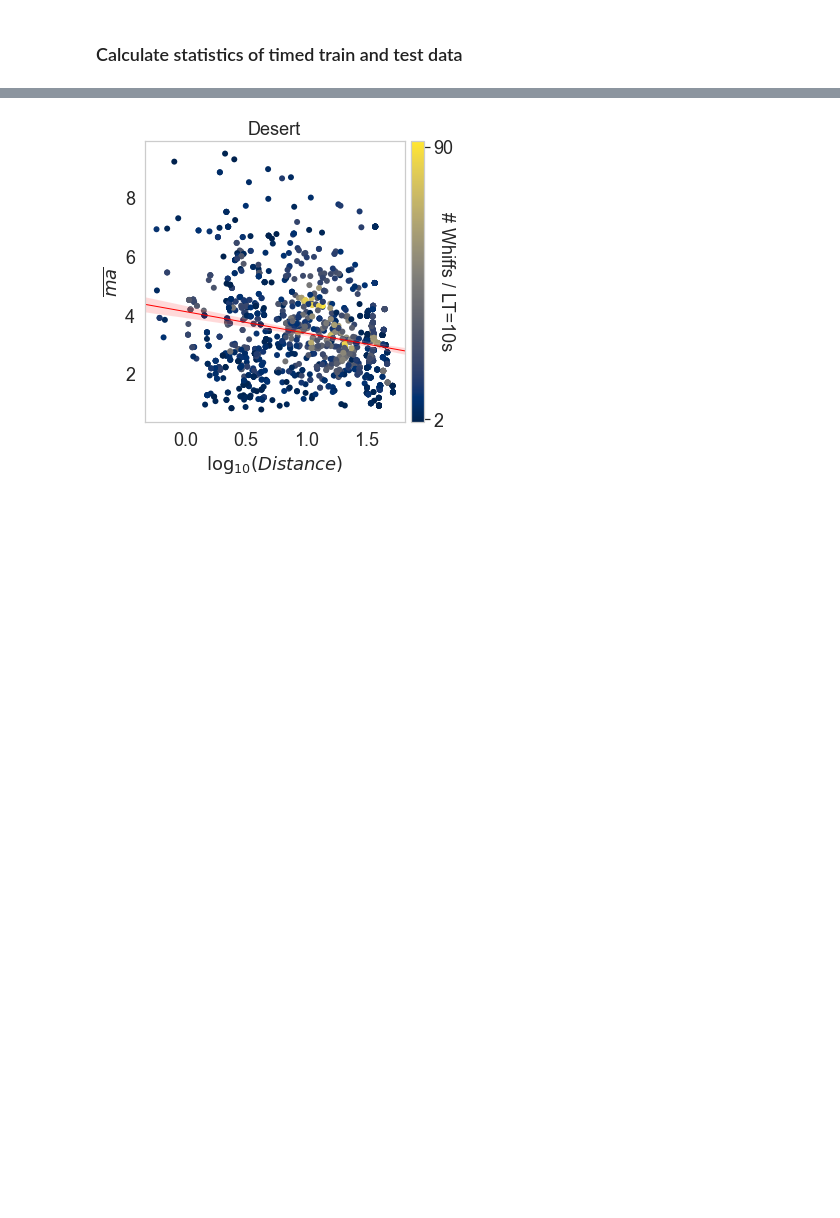
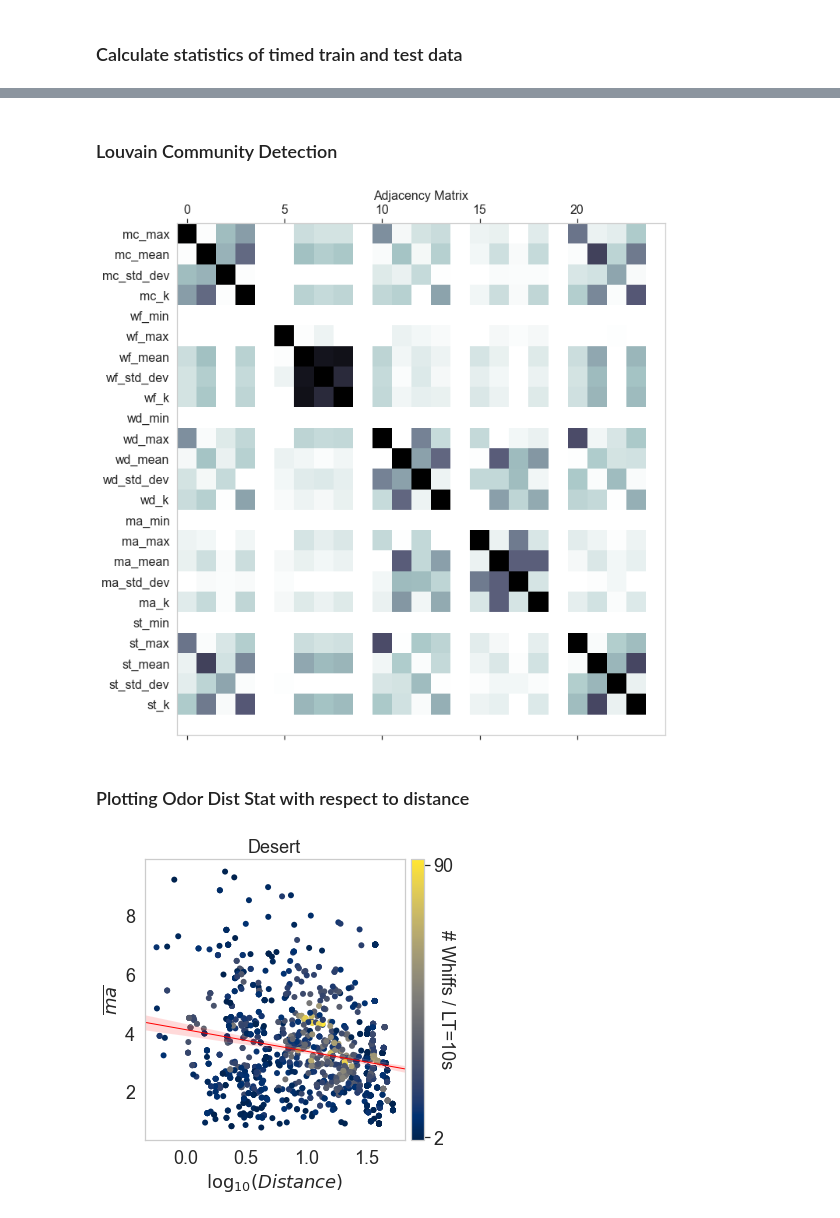
Before and after one commit to arunavanag591/odor_analysis, a Jupyter notebook: data_exploration/dataClassification.ipynb, the cells around one changed output, grey strips where cells are left out. Drawn from its saved outputs; the diff is of its cells as text; code cells hidden in the pictures; blank space fills up the shorter version.

```diff
--- a/data_exploration/dataClassification.ipynb
+++ b/data_exploration/dataClassification.ipynb
@@ -313,12 +282,4 @@ for i in range(len(Xtrain)):
 traindf['distance']=np.delete(D_train, c1)
 traindf['mean_whiff_time'] = np.delete(mean_time_train, c1)
 traindf['nwhiffs'] = np.delete(Nrows_train, c1)
-traindf['speed']=np.delete(SP, c1)
-# traindf['mean_concentration_continuous'] = np.delete(MCTrain, c1)
-
-
-# testdf['distance']=np.delete(D_test,c2)
-# testdf['mean_whiff_time'] = np.delete(mean_time_test, c2)
-# testdf['nwhiffs'] = np.delete(Nrows_test, c2)
-# testdf['mean_concentration_continuous'] = np.delete(MCTest, c2)
 # %%
@@ -359,3 +307 @@ ypred = olsres.predict(x)
-# %%
-traindf['predicted_distance']=ypred
 # %%
@@ -370,0 +310,2 @@ a_=np.where(traindf.speed<1)
+# %% [markdown]
+### Louvain Community Detection
@@ -370,0 +366,16 @@ a_=np.where(traindf.speed<1)
+# %%
+n = []
+for i in range(len(X)):
+    n.append(X[i].name)
+
+dicts = {}
+keys = range(len(X))
+values = n
+for i in keys:
+        dicts[i] = values[i]
+
+new_list_label = sorted(dicts.items(), key=lambda pair: nodes_louvain_ordered.index(pair[0]))
+
+new_list = []
+for i in range(len(new_list_label)):
+    new_list.append(new_list_label[i][1])
@@ -371,3 +392,19 @@ a_=np.where(traindf.speed<1)
+# %%
+f,(ax) = plt.subplots(1,1,figsize=(10,10))
+ax.matshow(adjacency_matrix,cmap='bone_r',  aspect='auto')
+
+
+ax.grid(False)
+ax.set_title('Adjacency Matrix')
+ax.set_yticklabels(new_list)
+ax.yaxis.set_major_locator(plt.MaxNLocator(25))
+
+f.tight_layout(pad=1)
+figurefirst.mpl_functions.set_fontsize(f, 16)
+# %% [output]
+[figure, added]
+# %% [markdown]
+### Plotting Odor Dist Stat with respect to distance
 # %%
 f,(ax1,ax2) = plt.subplots(2,1,figsize=(8,6))
 dataframe= traindf
```
Also changed, not shown: parts of 16 cells of this notebook, 3 other files.
